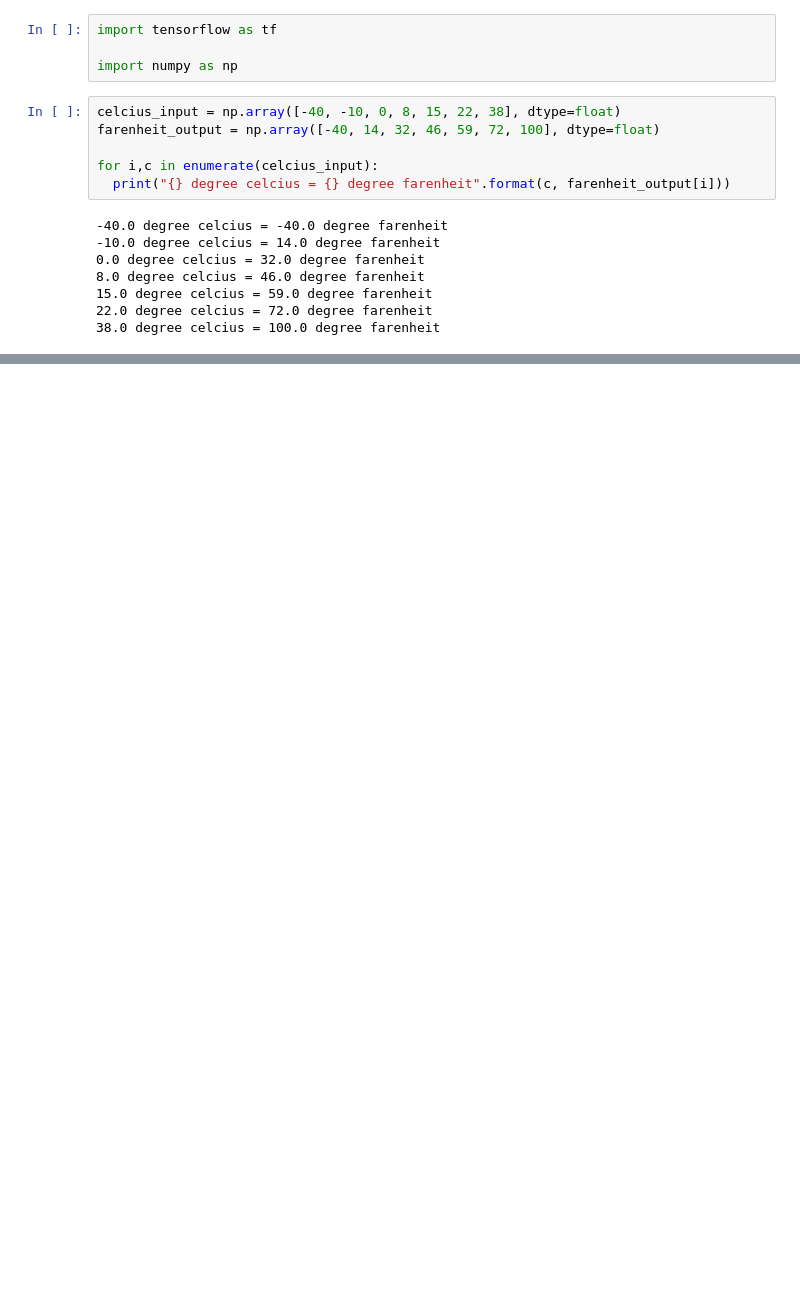
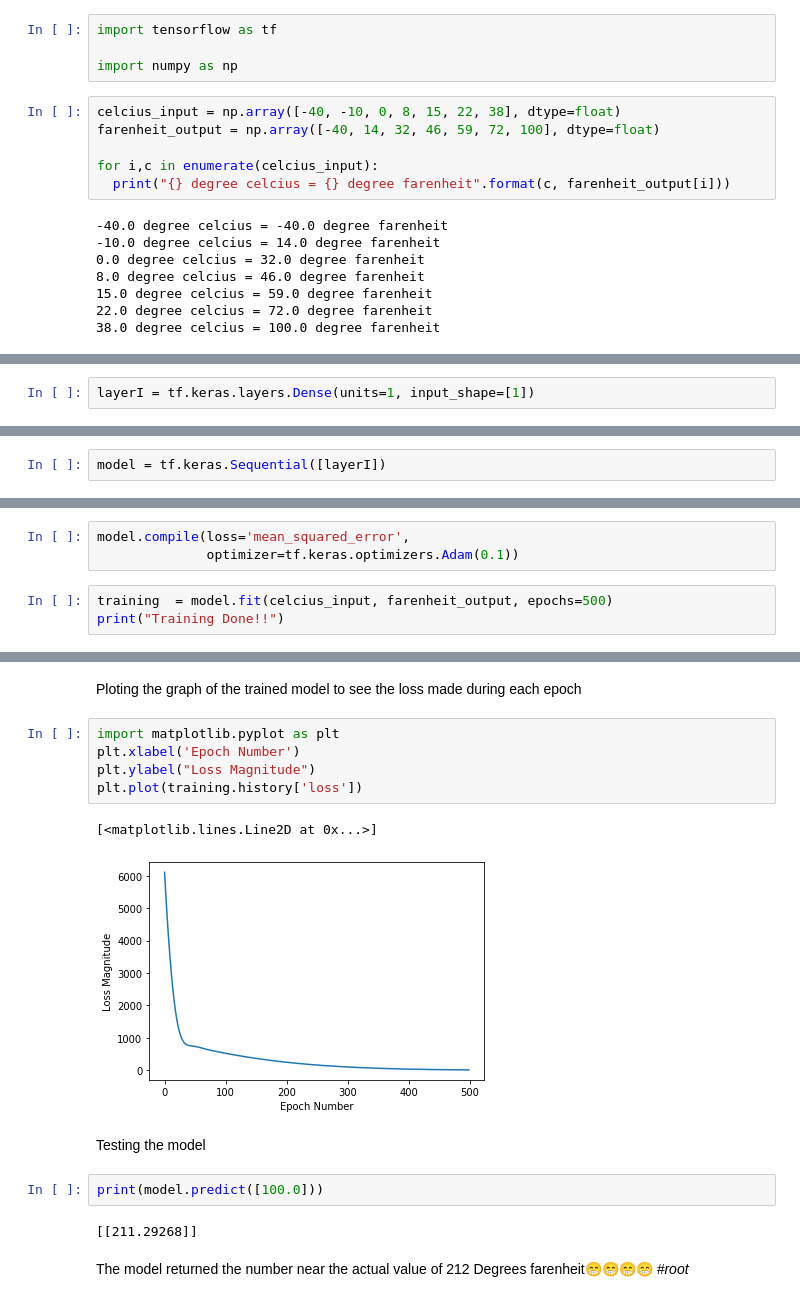
Before and after one commit to Diggerati/retro_AI, a Jupyter notebook: Temperature.ipynb, the cells around one changed output, grey strips where cells are left out. Cells and saved outputs as stored; diff of their text form; blank space fills up the shorter version.

Commit message:
The celcius to Farenheit convertor with no formular...😁#root

```diff
--- a/Temperature.ipynb
+++ b/Temperature.ipynb
@@ -20,0 +23,2 @@ for i,c in enumerate(celcius_input):
+# %%
+layerI = tf.keras.layers.Dense(units=1, input_shape=[1])
@@ -20,0 +27,2 @@ for i,c in enumerate(celcius_input):
+# %%
+model = tf.keras.Sequential([layerI])
@@ -20,0 +31,6 @@ for i,c in enumerate(celcius_input):
+# %%
+model.compile(loss='mean_squared_error',
+              optimizer=tf.keras.optimizers.Adam(0.1))
+# %%
+training  = model.fit(celcius_input, farenheit_output, epochs=500)
+print("Training Done!!")
@@ -20,0 +55,18 @@ for i,c in enumerate(celcius_input):
+# %% [markdown]
+Ploting the graph of the trained model to see the loss made during each epoch
+# %%
+import matplotlib.pyplot as plt
+plt.xlabel('Epoch Number')
+plt.ylabel("Loss Magnitude")
+plt.plot(training.history['loss'])
+# %% [output]
+[<matplotlib.lines.Line2D at 0x...>]
+[figure, added]
+# %% [markdown]
+Testing the model
+# %%
+print(model.predict([100.0]))
+# %% [output]
+[[211.29268]]
+# %% [markdown]
+The model returned the number near the actual value of 212 Degrees farenheit😁😁😁😁 *#root*
```
Also changed, not shown: parts of 4 cells of this notebook.
